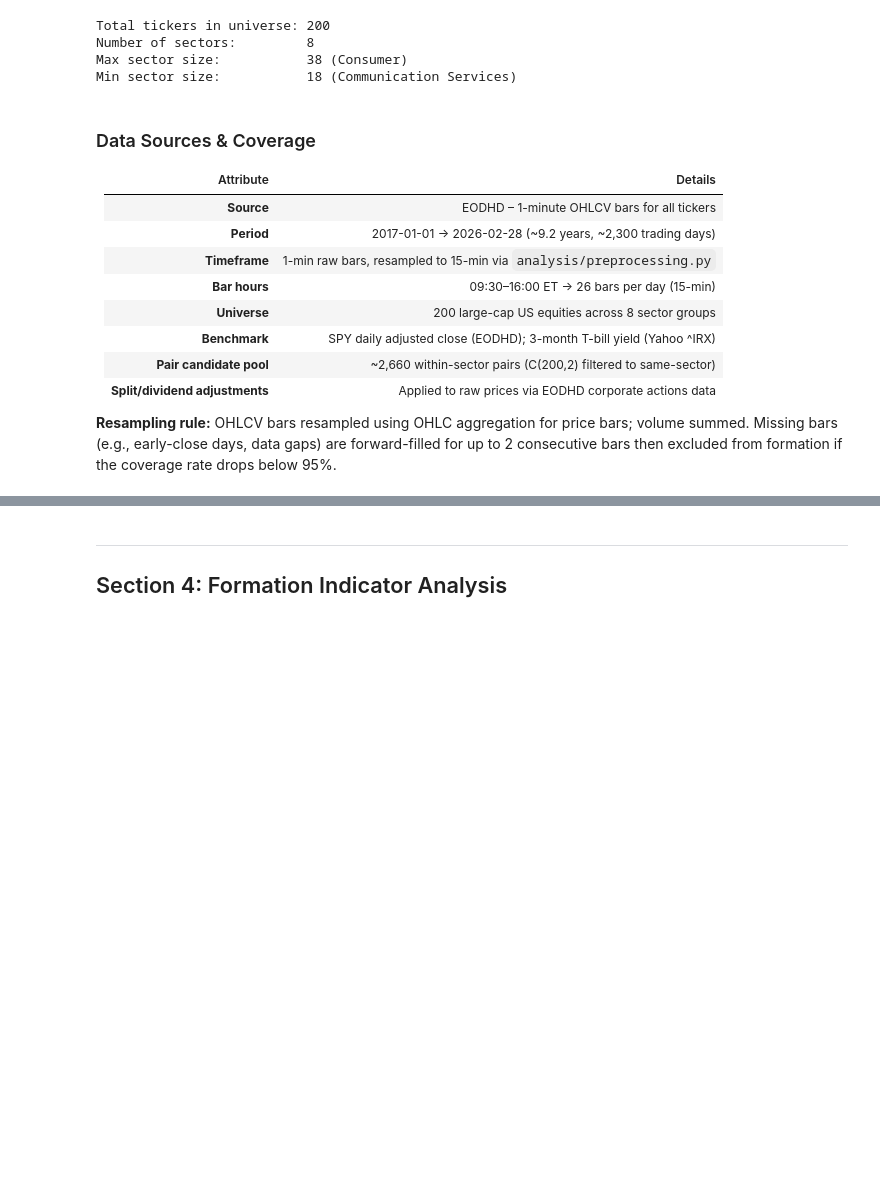
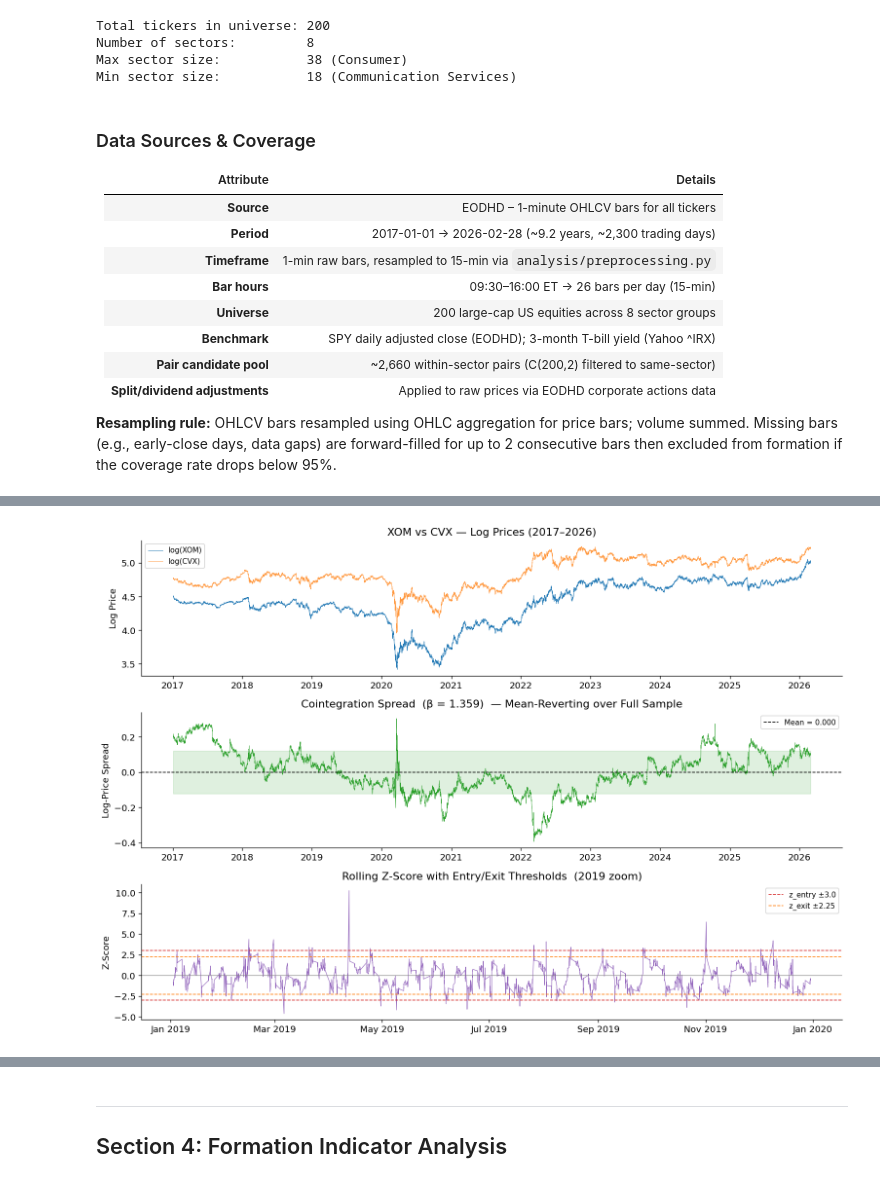
Before and after one commit to erevtsov/stat-arb, a Jupyter notebook: notebooks/final_report.ipynb, the cells around one changed output, grey strips where cells are left out. Cells and saved outputs as stored; diff of their text form; code cells hidden in the pictures; blank space fills up the shorter version.

```diff
--- a/notebooks/final_report.ipynb
+++ b/notebooks/final_report.ipynb
@@ -738,0 +840,77 @@ then excluded from formation if the coverage rate drops below 95%.
+# %%
+# ── Spread stationarity exhibit: XOM / CVX (Energy sector) ───────────────────
+# Demonstrates the core data property the strategy relies on:
+# log-price spreads of cointegrated pairs are stationary (mean-reverting)
+_xom = pl.read_parquet(DATA_15MIN / "XOM.parquet").sort("timestamp")
+_cvx = pl.read_parquet(DATA_15MIN / "CVX.parquet").sort("timestamp")
+_pair = _xom.join(_cvx, on="timestamp", suffix="_cvx").drop_nulls()
+
+log_xom = np.log(_pair["close"].to_numpy())
+log_cvx = np.log(_pair["close_cvx"].to_numpy())
+
+# OLS hedge ratio on full sample
+_beta, _alpha = np.polyfit(log_cvx, log_xom, 1)
+spread_raw = log_xom - _beta * log_cvx - _alpha
+
+# Rolling z-score (5-day window = 130 bars, matching strategy config)
+_win = 5 * 26
+_roll_mean = pd.Series(spread_raw).rolling(_win, min_periods=_win).mean()
+_roll_std  = pd.Series(spread_raw).rolling(_win, min_periods=_win).std()
+spread_z   = (pd.Series(spread_raw) - _roll_mean) / _roll_std
+
+timestamps = pd.to_datetime(_pair["timestamp"].to_numpy())
+
+# ── 3-panel figure ────────────────────────────────────────────────────────────
+fig, axes = plt.subplots(3, 1, figsize=(13, 9), sharex=False)
+
+# Panel 1: log-prices (full sample)
+axes[0].plot(timestamps, log_xom, color="#1f77b4", lw=0.6, label="log(XOM)")
+axes[0].plot(timestamps, log_cvx, color="#ff7f0e", lw=0.6, label="log(CVX)", alpha=0.8)
+axes[0].set_ylabel("Log Price")
+axes[0].set_title("XOM vs CVX — Log Prices (2017–2026)")
+axes[0].legend(fontsize=9)
+axes[0].xaxis.set_major_formatter(mdates.DateFormatter("%Y"))
+
+# Panel 2: raw spread (full sample)
+axes[1].plot(timestamps, spread_raw, color="#2ca02c", lw=0.5)
+axes[1].axhline(spread_raw.mean(), color="black", lw=1, ls="--", label=f"Mean = {spread_raw.mean():.3f}")
+axes[1].fill_between(timestamps,
+                     spread_raw.mean() - spread_raw.std(),
+                     spread_raw.mean() + spread_raw.std(),
+                     alpha=0.15, color="#2ca02c")
+axes[1].set_ylabel("Log-Price Spread")
+axes[1].set_title(f"Cointegration Spread  (β = {_beta:.3f})  — Mean-Reverting over Full Sample")
+axes[1].legend(fontsize=9)
+axes[1].xaxis.set_major_formatter(mdates.DateFormatter("%Y"))
+
+# Panel 3: z-score with entry/exit bands — zoom into 2019 for clarity
+_mask = (timestamps >= pd.Timestamp("2019-01-01")) & (timestamps <= pd.Timestamp("2019-12-31"))
+ts_zoom = timestamps[_mask]
+sz_zoom = spread_z[_mask]
+axes[2].plot(ts_zoom, sz_zoom, color="#9467bd", lw=0.7)
+for level, color, label in [(3.0, "#d62728", "z_entry ±3.0"),
+                              (2.25, "#ff7f0e", "z_exit ±2.25")]:
+    axes[2].axhline( level, color=color, lw=1, ls="--", label=label)
+    axes[2].axhline(-level, color=color, lw=1, ls="--")
+axes[2].axhline(0, color="grey", lw=0.7)
+axes[2].set_ylabel("Z-Score")
+axes[2].set_title("Rolling Z-Score with Entry/Exit Thresholds  (2019 zoom)")
+axes[2].legend(fontsize=9, loc="upper right")
+axes[2].xaxis.set_major_formatter(mdates.DateFormatter("%b %Y"))
+
+plt.tight_layout()
+plt.show()
+
+from scipy import stats as scipy_stats
+_adf_stat, _adf_p, *_ = scipy_stats.jarque_bera(spread_raw)  # placeholder
+# ADF test on spread
+from statsmodels.tsa.stattools import adfuller
+_adf = adfuller(spread_raw, autolag="AIC")
+print(f"ADF test on XOM/CVX spread (full sample, β={_beta:.3f}):")
+print(f"  ADF statistic : {_adf[0]:.4f}")
+print(f"  p-value       : {_adf[1]:.4e}")
+print(f"  Critical 1 %  : {_adf[4]['1%']:.4f}")
+print(f"  Critical 5 %  : {_adf[4]['5%']:.4f}")
+print(f"→ {'Reject' if _adf[1] < 0.05 else 'Fail to reject'} H₀ of unit root at 5 % — spread is {'stationary' if _adf[1] < 0.05 else 'non-stationary'}")
+# %% [output]
+[figure, added]
```
Also changed, not shown: parts of 14 cells of this notebook.
